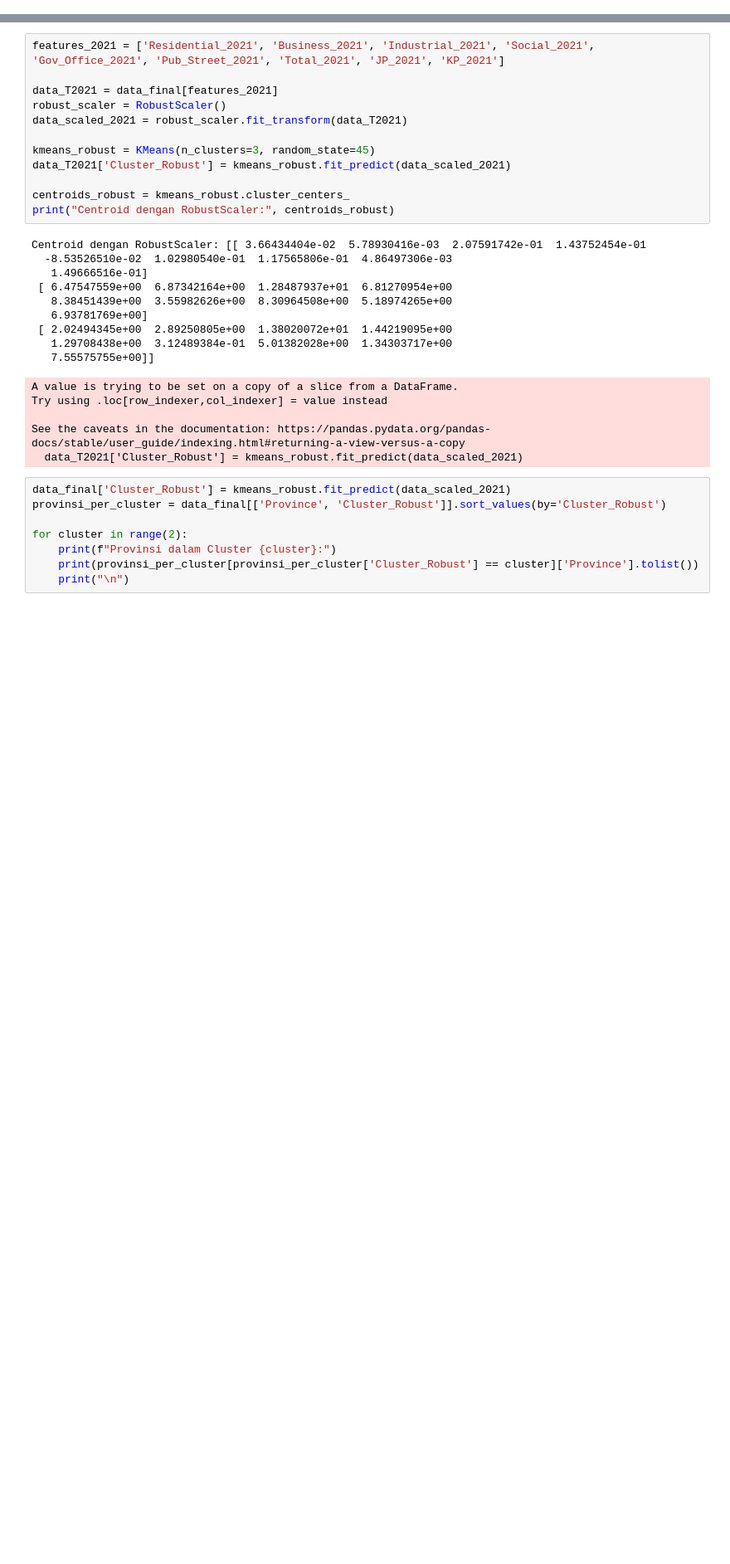
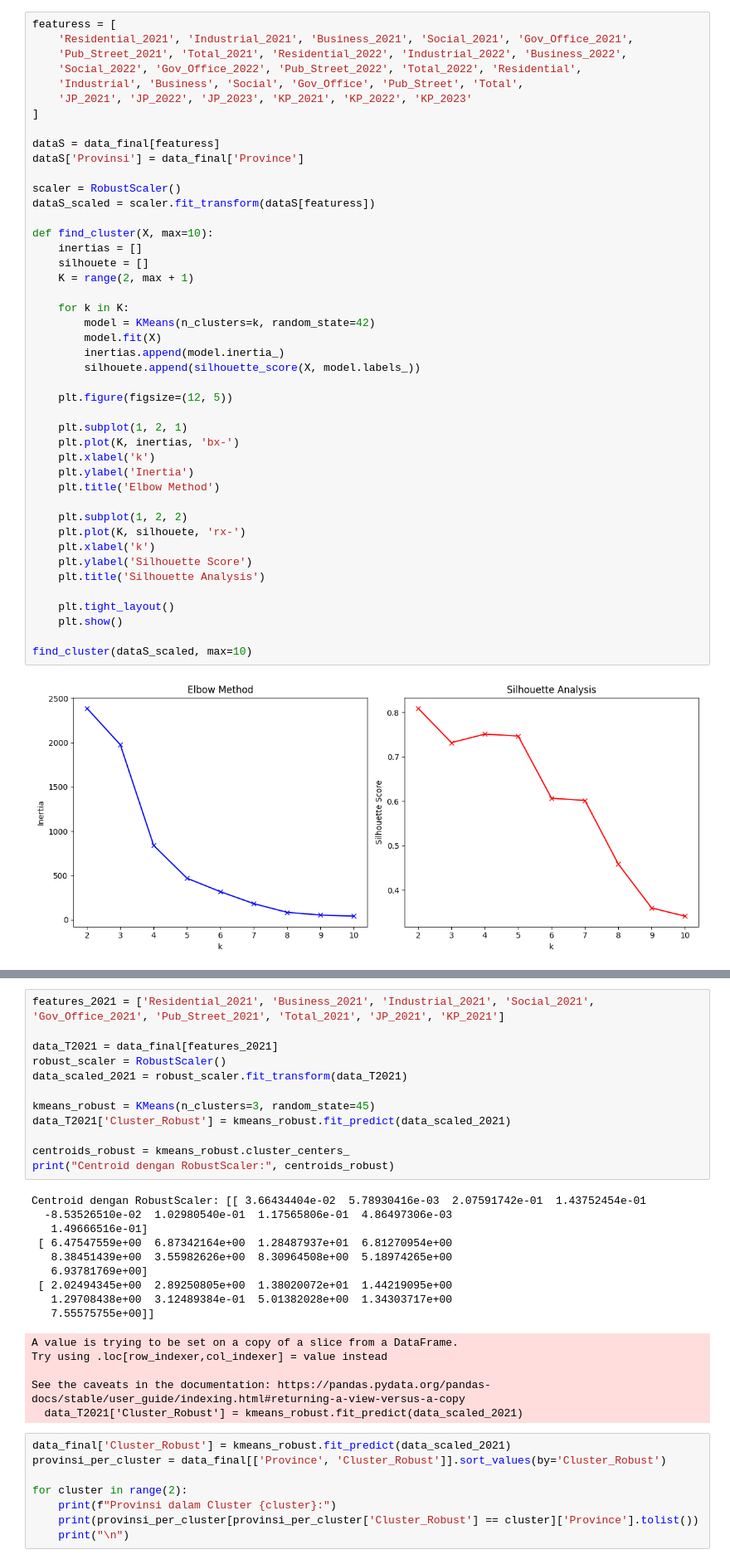
Before and after one commit to XQVWMM/konsumsi-listrik-notebook, a Jupyter notebook: Centroid.ipynb, the cells around one changed output, grey strips where cells are left out. Shown at 83% size. Drawn from its saved outputs; the diff is of its cells as text; blank space fills up the shorter version.

Commit message:
Change Visualization KMeans, DBScan, KMedoids

```diff
--- a/Centroid.ipynb
+++ b/Centroid.ipynb
@@ -23,0 +18,46 @@ datasets = {
+# %%
+featuress = [
+    'Residential_2021', 'Industrial_2021', 'Business_2021', 'Social_2021', 'Gov_Office_2021',
+    'Pub_Street_2021', 'Total_2021', 'Residential_2022', 'Industrial_2022', 'Business_2022',
+    'Social_2022', 'Gov_Office_2022', 'Pub_Street_2022', 'Total_2022', 'Residential',
+    'Industrial', 'Business', 'Social', 'Gov_Office', 'Pub_Street', 'Total',
+    'JP_2021', 'JP_2022', 'JP_2023', 'KP_2021', 'KP_2022', 'KP_2023'
+]
+
+dataS = data_final[featuress]
+dataS['Provinsi'] = data_final['Province']
+
+scaler = RobustScaler()
+dataS_scaled = scaler.fit_transform(dataS[featuress])
+
+def find_cluster(X, max=10):
+    inertias = []
+    silhouete = []
+    K = range(2, max + 1)
+
+    for k in K:
+        model = KMeans(n_clusters=k, random_state=42)
+        model.fit(X)
+        inertias.append(model.inertia_)
+        silhouete.append(silhouette_score(X, model.labels_))
+
+    plt.figure(figsize=(12, 5))
+
+    plt.subplot(1, 2, 1)
+    plt.plot(K, inertias, 'bx-')
+    plt.xlabel('k')
+    plt.ylabel('Inertia')
+    plt.title('Elbow Method')
+
+    plt.subplot(1, 2, 2)
+    plt.plot(K, silhouete, 'rx-')
+    plt.xlabel('k')
+    plt.ylabel('Silhouette Score')
+    plt.title('Silhouette Analysis')
+
+    plt.tight_layout()
+    plt.show()
+
+find_cluster(dataS_scaled, max=10)
+# %% [output]
+[figure, added]
```
Also changed, not shown: parts of 3 cells of this notebook, 2 other files.
